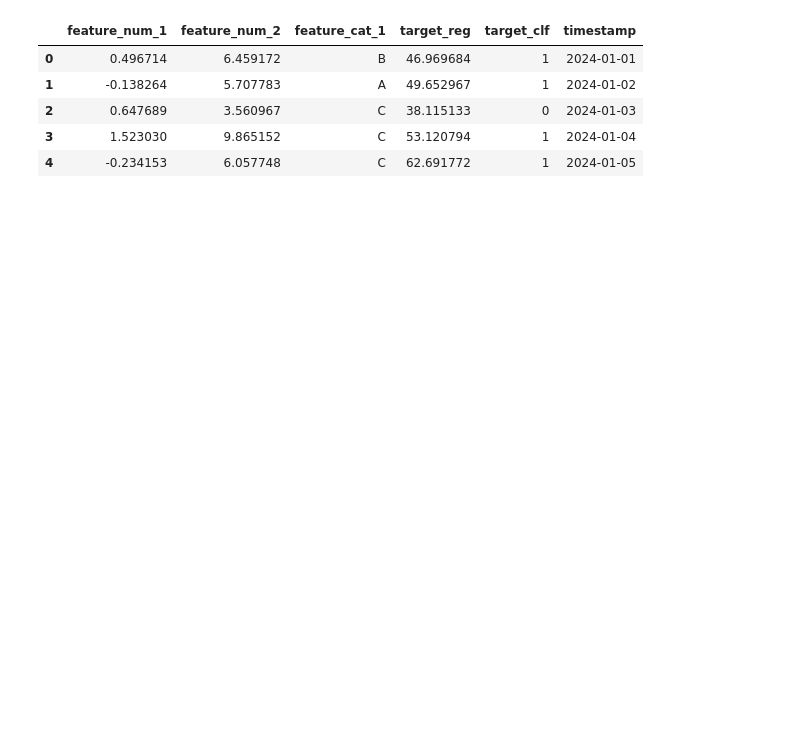
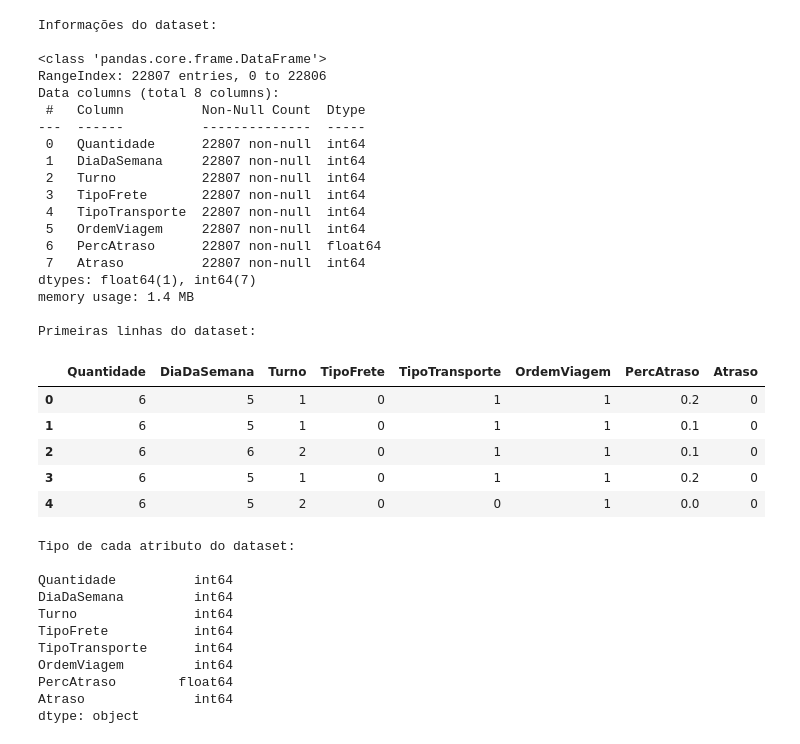
Before and after one commit to marcos-vmiranda/pos-pucrj-mvp, a Jupyter notebook: MVP_ML_MarcosMiranda.ipynb, the cells around one changed output. Cells and saved outputs as stored; diff of their text form; code cells hidden in the pictures; blank space fills up the shorter version.

```diff
--- a/MVP_ML_MarcosMiranda.ipynb
+++ b/MVP_ML_MarcosMiranda.ipynb
@@ -127,24 +232,58 @@ Evite **vazamento de dados**. Se usar feature store ou dados sintéticos, expliq
 # %%
+#url = "https://github.com/marcos-vmiranda/pos-pucrj-mvp/blob/732bb70e9d90a4ebeac4e71f7ed4a645f6147fb6/atrasos_tratados.csv?raw=true"
+url = "c:/pos/MVP1/atrasos_tratados.csv"
 
-# === Carga dos dados ===
+# Lê o arquivo
+dataset = pd.read_csv(url, delimiter=',')
 
-# Exemplo:
-# df = pd.read_csv('dados.csv')
+# remove as linhas que tiverem algum valor NaN, pois prejudicam o funcionamento de alguns modelos
+dataset = dataset.dropna(axis=0, how='any').dropna(axis=1, how='any')
 
-# Placeholder para não quebrar o template:
-df = pd.DataFrame({
-    "feature_num_1": np.random.normal(size=500),
-    "feature_num_2": np.random.uniform(0, 10, size=500),
-    "feature_cat_1": np.random.choice(["A","B","C"], size=500),
-    "target_reg": np.random.normal(loc=50, scale=10, size=500),
-    "target_clf": np.random.choice([0,1], size=500, p=[0.6,0.4]),
-    "timestamp": pd.date_range('2024-01-01', periods=500, freq='D')
-})
-df.head()
+# exibe informações do dataset
+print("\nInformações do dataset:\n")
+dataset.info()
+
+# mostra as primeiras linhas do dataset
+print("\nPrimeiras linhas do dataset:\n")
+display(dataset.head(5))
+
+# verifica o tipo de cada atributo do dataset
+print("\nTipo de cada atributo do dataset:\n")
+print(dataset.dtypes)
 # %% [output]
+Informações do dataset:
+
+<class 'pandas.core.frame.DataFrame'>
+RangeIndex: 22807 entries, 0 to 22806
+Data columns (total 8 columns):
+ #   Column          Non-Null Count  Dtype
+---  ------          --------------  -----
+ 0   Quantidade      22807 non-null  int64
+ 1   DiaDaSemana     22807 non-null  int64
+ 2   Turno           22807 non-null  int64
+ 3   TipoFrete       22807 non-null  int64
+ 4   TipoTransporte  22807 non-null  int64
+ 5   OrdemViagem     22807 non-null  int64
+ 6   PercAtraso      22807 non-null  float64
+ 7   Atraso          22807 non-null  int64
+dtypes: float64(1), int64(7)
+memory usage: 1.4 MB
+
+Primeiras linhas do dataset:
-|  | feature_num_1 | feature_num_2 | feature_cat_1 | target_reg | target_clf | timestamp |
-| 0 | 0.496714 | 6.459172 | B | 46.969684 | 1 | 2024-01-01 |
-| 1 | -0.138264 | 5.707783 | A | 49.652967 | 1 | 2024-01-02 |
-| 2 | 0.647689 | 3.560967 | C | 38.115133 | 0 | 2024-01-03 |
-| 3 | 1.523030 | 9.865152 | C | 53.120794 | 1 | 2024-01-04 |
-| 4 | -0.234153 | 6.057748 | C | 62.691772 | 1 | 2024-01-05 |
+|  | Quantidade | DiaDaSemana | Turno | TipoFrete | TipoTransporte | OrdemViagem | PercAtraso | Atraso |
+| 0 | 6 | 5 | 1 | 0 | 1 | 1 | 0.2 | 0 |
+| 1 | 6 | 5 | 1 | 0 | 1 | 1 | 0.1 | 0 |
+| 2 | 6 | 6 | 2 | 0 | 1 | 1 | 0.1 | 0 |
+| 3 | 6 | 5 | 1 | 0 | 1 | 1 | 0.2 | 0 |
+| 4 | 6 | 5 | 2 | 0 | 0 | 1 | 0.0 | 0 |
+Tipo de cada atributo do dataset:
+
+Quantidade          int64
+DiaDaSemana         int64
+Turno               int64
+TipoFrete           int64
+TipoTransporte      int64
+OrdemViagem         int64
+PercAtraso        float64
+Atraso              int64
+dtype: object
```
Also changed, not shown: parts of 53 cells of this notebook, 2 other files.
